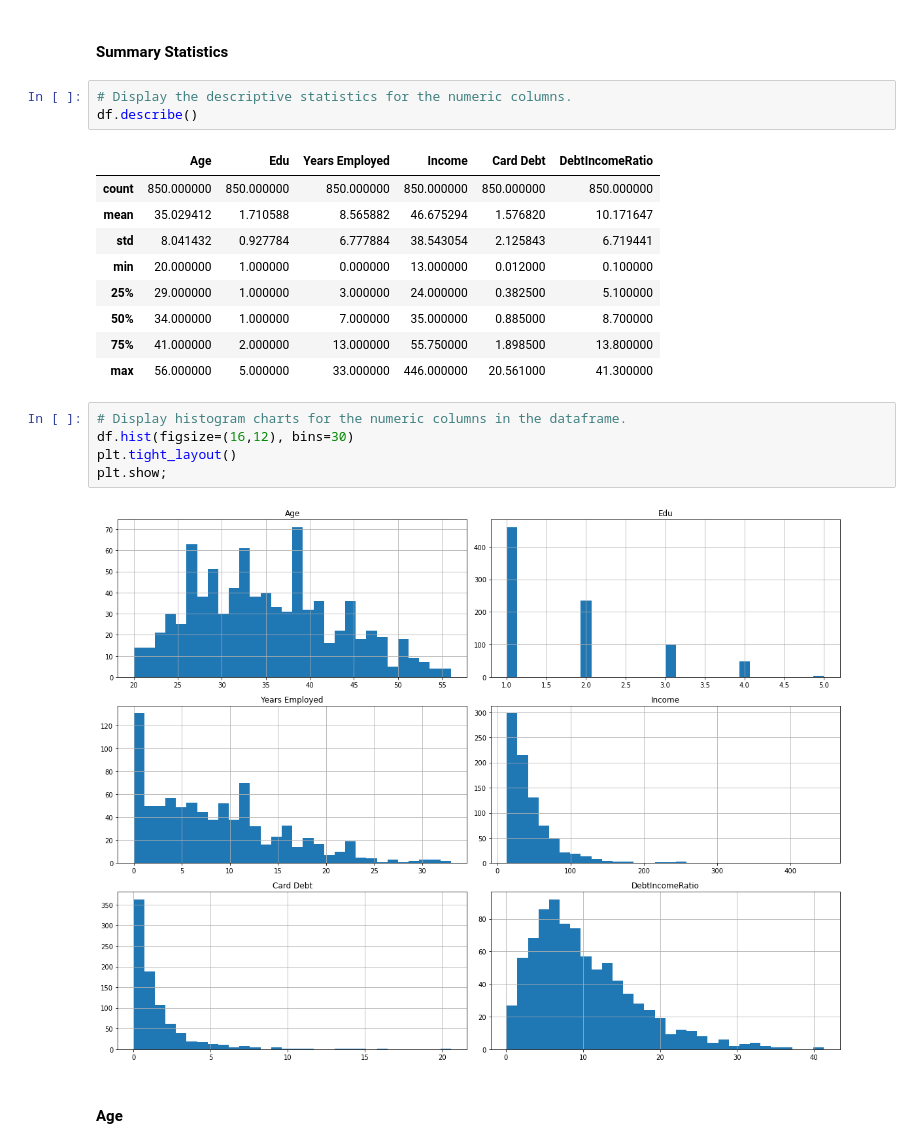
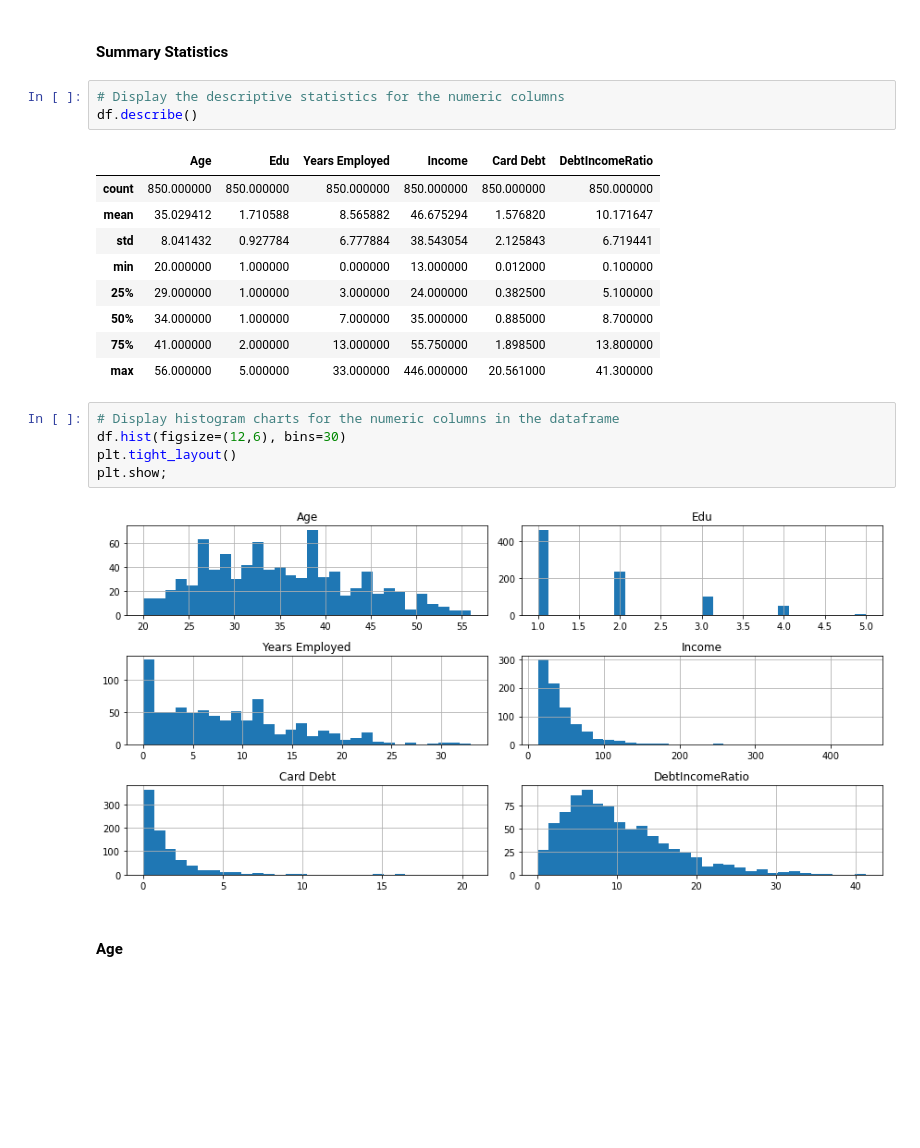
Before and after one commit to YBilodeau/Clustering-Customer-Debt-Profiles, a Jupyter notebook: KMeans_Clustering_Customer_Debt_Profiles.ipynb, the cells around one changed output. Drawn from its saved outputs; the diff is of its cells as text; blank space fills up the shorter version.

```diff
--- a/KMeans_Clustering_Customer_Debt_Profiles.ipynb
+++ b/KMeans_Clustering_Customer_Debt_Profiles.ipynb
@@ -381,7 +456,7 @@ df.describe().round(2)
 # %% [markdown]
 #### **Summary Statistics**
 # %%
-# Display the descriptive statistics for the numeric columns.
+# Display the descriptive statistics for the numeric columns
 df.describe()
 # %% [output]
 |  | Age | Edu | Years Employed | Income | Card Debt | DebtIncomeRatio |
@@ -394,12 +469,12 @@ df.describe()
 | 75% | 41.000000 | 2.000000 | 13.000000 | 55.750000 | 1.898500 | 13.800000 |
 | max | 56.000000 | 5.000000 | 33.000000 | 446.000000 | 20.561000 | 41.300000 |
 # %%
-# Display histogram charts for the numeric columns in the dataframe.
-df.hist(figsize=(16,12), bins=30)
+# Display histogram charts for the numeric columns in the dataframe
+df.hist(figsize=(12,6), bins=30)
 plt.tight_layout()
 plt.show;
 # %% [output]
-[figure, old version]
+[figure, new version]
 # %% [markdown]
 #### **Age**
 # %%
```
Also changed, not shown: parts of 67 cells of this notebook.
